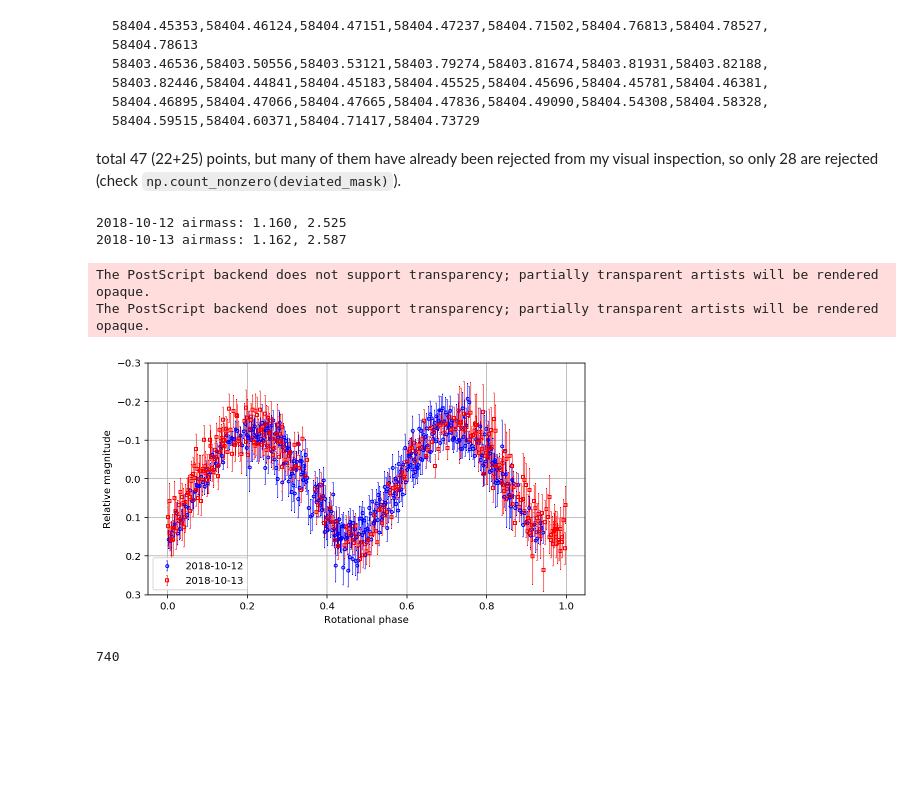
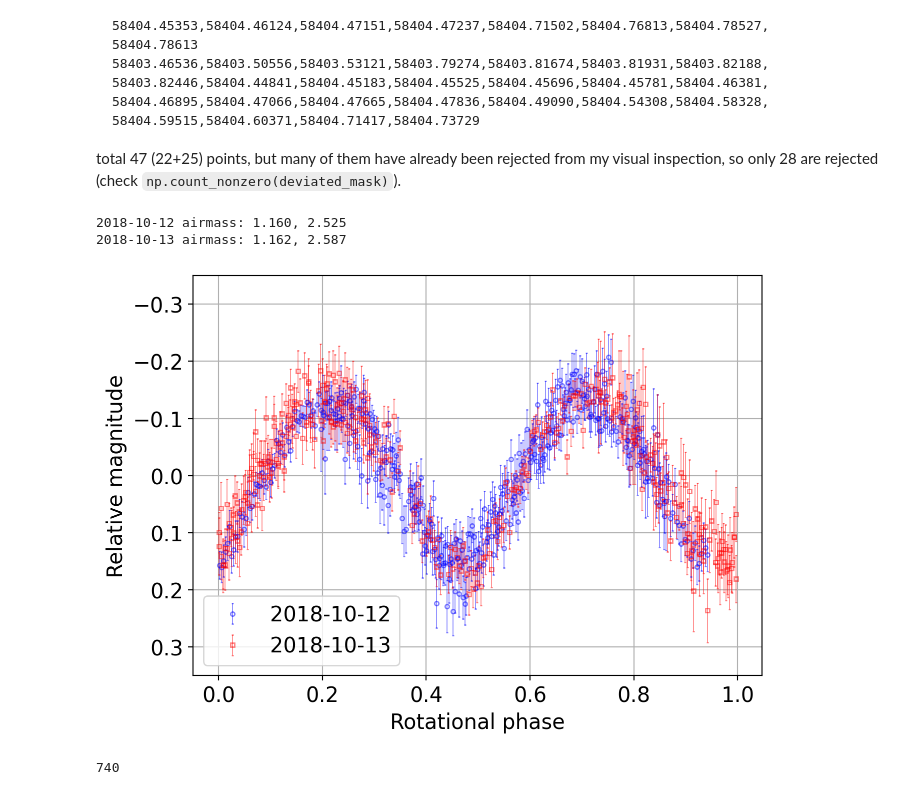
Before and after one commit to ysBach/IshiguroM_etal_155140_2005UD, a Jupyter notebook: photometry/light_curve_plotter.ipynb, the cells around one changed output. Saved outputs shown, nothing was run; the diff lists cells and outputs as text; code cells hidden in the pictures; blank space fills up the shorter version.

Commit message:
update figures following editors comments

```diff
--- a/photometry/light_curve_plotter.ipynb
+++ b/photometry/light_curve_plotter.ipynb
@@ -11,3 +12,9 @@ import ysfitsutilpy as yfu
+# %%
+# We need to do it in a separate cell. See:
+# https://github.com/jupyter/notebook/issues/3385
+plt.style.use('default')
+rcParams.update({'font.size':15})
+rcParams.update({'mathtext.fontset':'dejavuserif'})
 # %%
 final_phot_targ = Path("phot_targ_vis_inspected.csv")
 
@@ -248,40 +255,37 @@ deviated_points = deviated_points.round(4)
 deviated_mask = (np.isin(mjd_decimal5_round, deviated_points) | np.isin(mjd_decimal5_floor, deviated_points))
 
 phot_good = phot[~deviated_mask]
 m_12 = phot_good["datetime_str"].str.startswith("2018-Oct-12")
 
 from_kuroda = {"2018-10-12": 17.182, "2018-10-13":17.189}
 period = 0.218282  # day
 
 data = {"2018-10-12": phot_good[m_12], "2018-10-13": phot_good[~m_12]}
 fmts = {"2018-10-12": dict(marker='o', color='b', ms=3, mfc='none'),
         "2018-10-13": dict(marker='s', color='r', ms=3, mfc='none')}
 errbfmt = dict(ls='', capsize=0.7, elinewidth=0.6)
-fig, axs = plt.subplots(1, 1, figsize=(7, 4), sharex=False, sharey=False, gridspec_kw=None)
+fig, axs = plt.subplots(1, 1, figsize=(7, 5), sharex=False, sharey=False, gridspec_kw=None)
 
 for k, d in data.items():
     times = (d["jd_target"]/period + 0.75) % 1
     axs.errorbar(times, d["m_red"] - from_kuroda[k],
-                 yerr=d["dm_red"],
+                 yerr=d["dm_red"], alpha=0.5,
                  **errbfmt, **fmts[k], label=k)
     print(k, "airmass: {:.3f}, {:.3f}".format(np.min(d['airmass']),
                                               np.max(d['airmass'])))
 
-axs.set(ylim=(0.3, -0.3),
+axs.set(ylim=(0.35, -0.35),
         xlabel="Rotational phase",
         ylabel="Relative magnitude")
 axs.legend(loc=3)
 axs.grid()
 plt.tight_layout()
 plt.savefig("LC.png", dpi=300)
 plt.savefig("LC.pdf")
-plt.savefig("LC.eps")
 # %% [output]
 2018-10-12 airmass: 1.160, 2.525
 2018-10-13 airmass: 1.162, 2.587
-The PostScript backend does not support transparency; partially transparent artists will be rendered opaque.
-The PostScript backend does not support transparency; partially transparent artists will be rendered opaque.
-[figure, old version]
+[figure, new version]
 # %%
 print(len(phot_good))
 # %% [output]
```
Also changed, not shown: parts of 8 cells of this notebook, 3 other files.
